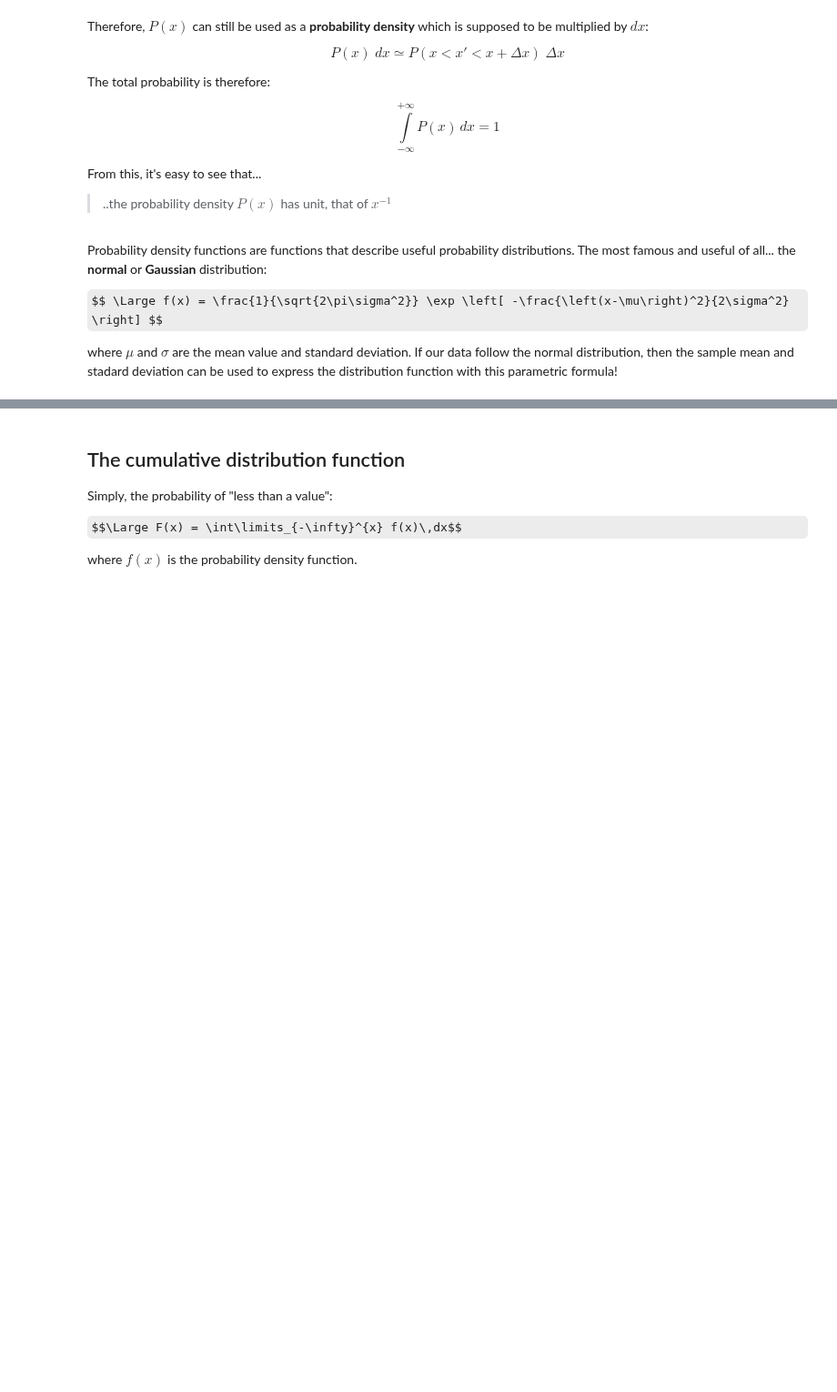
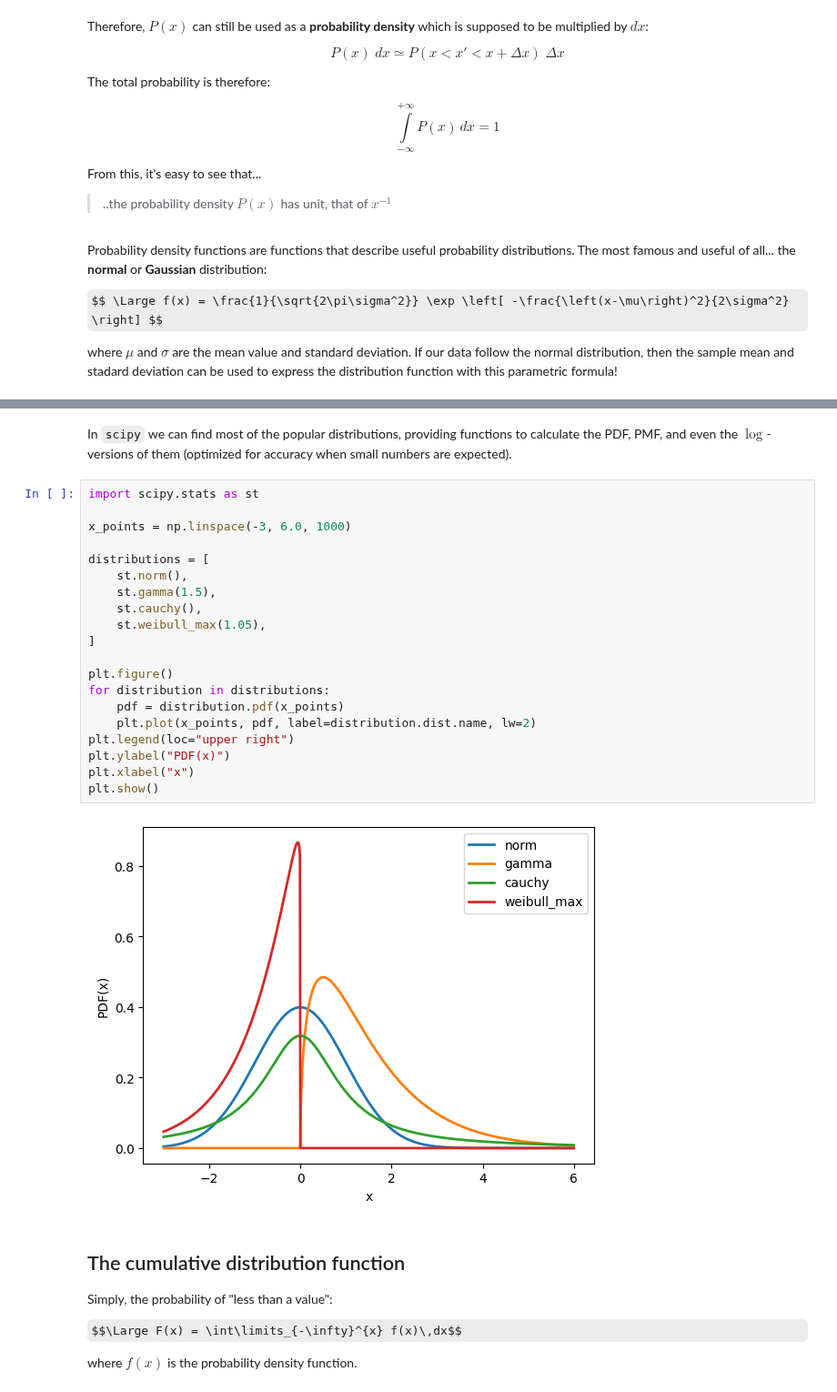
Before and after one commit to astrostatistics-in-crete/2024_summer_school, a Jupyter notebook: 01_Intro/Intro_answerkey.ipynb, the cells around one changed output, grey strips where cells are left out. Shown at 91% size. Saved outputs shown, nothing was run; the diff lists cells and outputs as text; some formulas as TeX source; blank space fills up the shorter version.

```diff
--- a/01_Intro/Intro_answerkey.ipynb
+++ b/01_Intro/Intro_answerkey.ipynb
@@ -126,6 +124,30 @@ plt.plot(x_values, y_values, "r-")
 plt.show()
 # %% [output]
 [figure]
+# %% [markdown]
+In `scipy` we can find most of the popular distributions, providing functions to calculate the PDF, PMF, and even the $\log$-versions of them (optimized for accuracy when small numbers are expected).
+# %%
+import scipy.stats as st
+
+x_points = np.linspace(-3, 6.0, 1000)
+
+distributions = [
+    st.norm(),
+    st.gamma(1.5),
+    st.cauchy(),
+    st.weibull_max(1.05),
+]
+
+plt.figure()
+for distribution in distributions:
+    pdf = distribution.pdf(x_points)
+    plt.plot(x_points, pdf, label=distribution.dist.name, lw=2)
+plt.legend(loc="upper right")
+plt.ylabel("PDF(x)")
+plt.xlabel("x")
+plt.show()
+# %% [output]
+[figure, added]
 # %% [markdown]
 ## The cumulative distribution function
 
```
Also changed, not shown: parts of 5 cells of this notebook.
